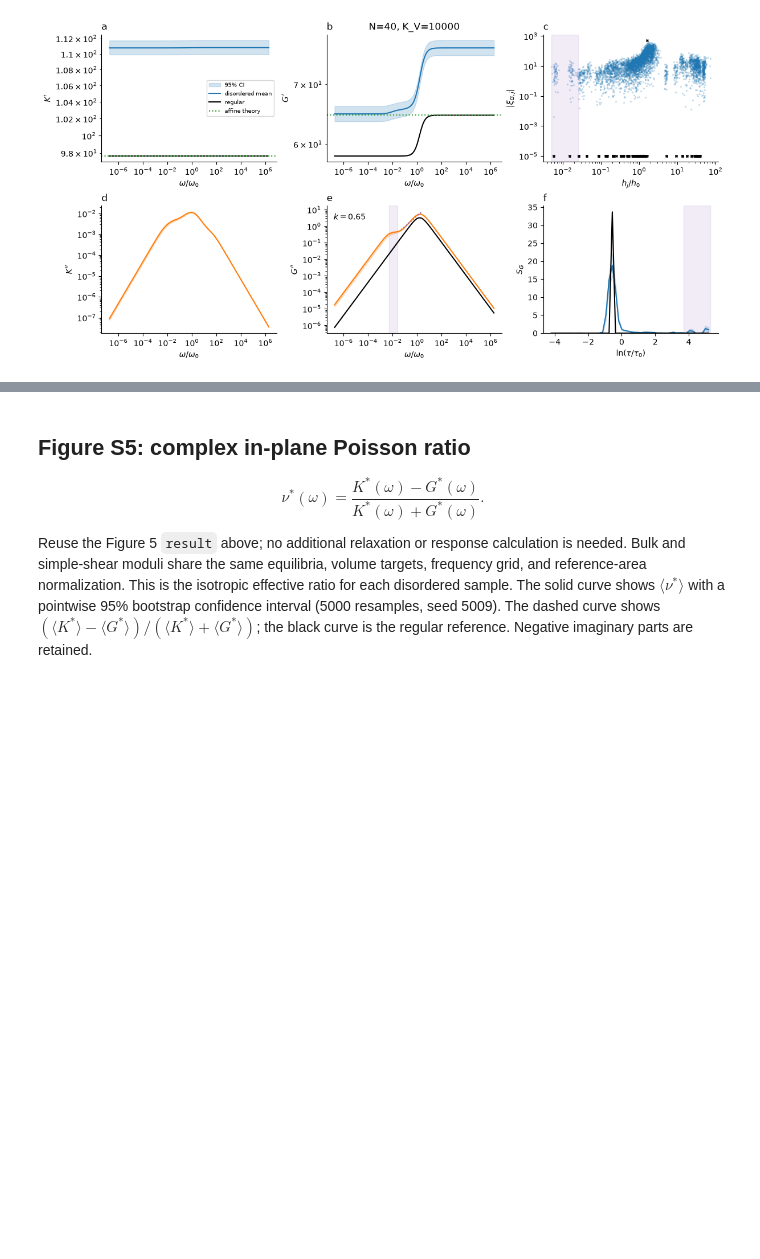
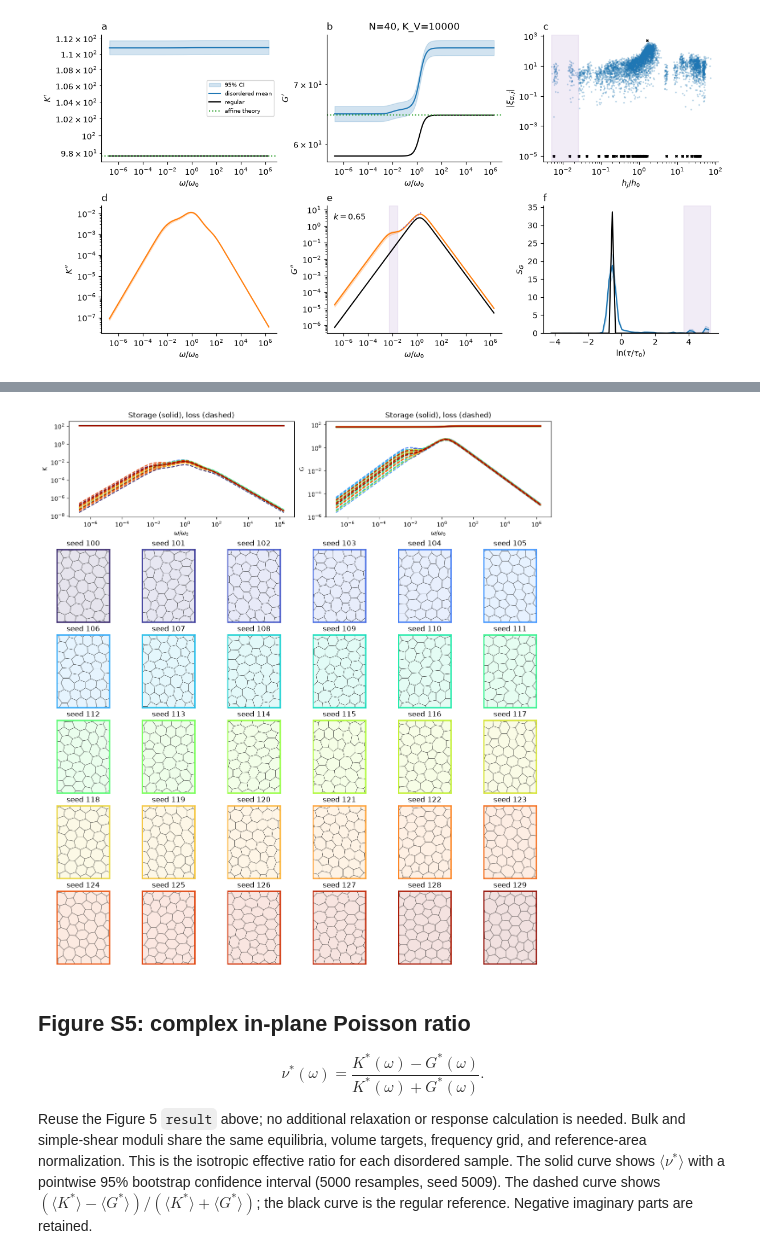
Before and after one commit to KodaiTerada/mechanics-3D-CVM, a Jupyter notebook: notebooks/fig5.ipynb, the cells around one changed output, grey strips where cells are left out. Drawn from its saved outputs; the diff is of its cells as text; code cells hidden in the pictures; blank space fills up the shorter version.

```diff
--- a/notebooks/fig5.ipynb
+++ b/notebooks/fig5.ipynb
@@ -73,3 +80,7 @@ Measured seed 129, K_V=10000
+# %%
+fig_s2 = plot_individuals(result)
+# %% [output]
+[figure, added]
 # %% [markdown]
 ## Figure S5: complex in-plane Poisson ratio
 
```
Also changed, not shown: parts of 2 cells of this notebook, 4 other files.
